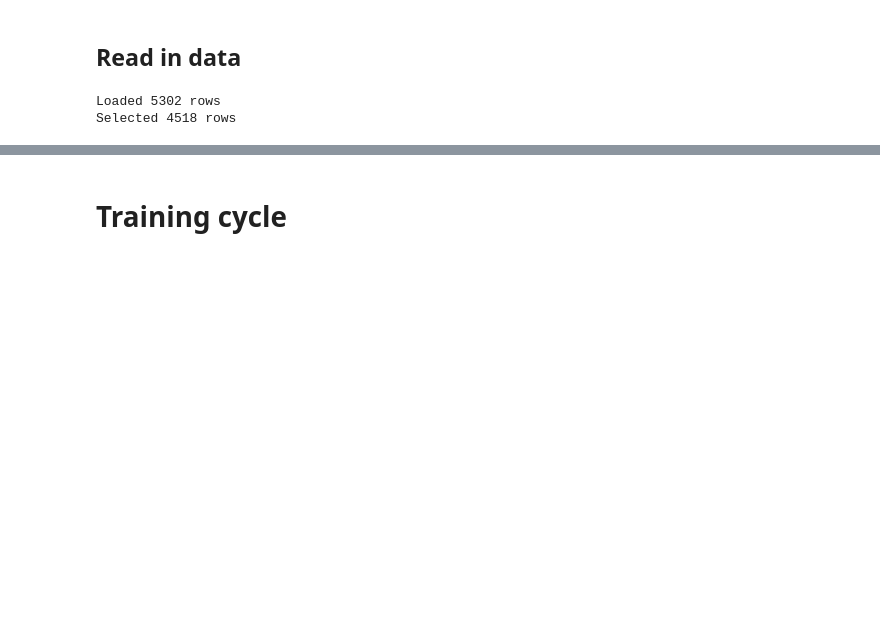
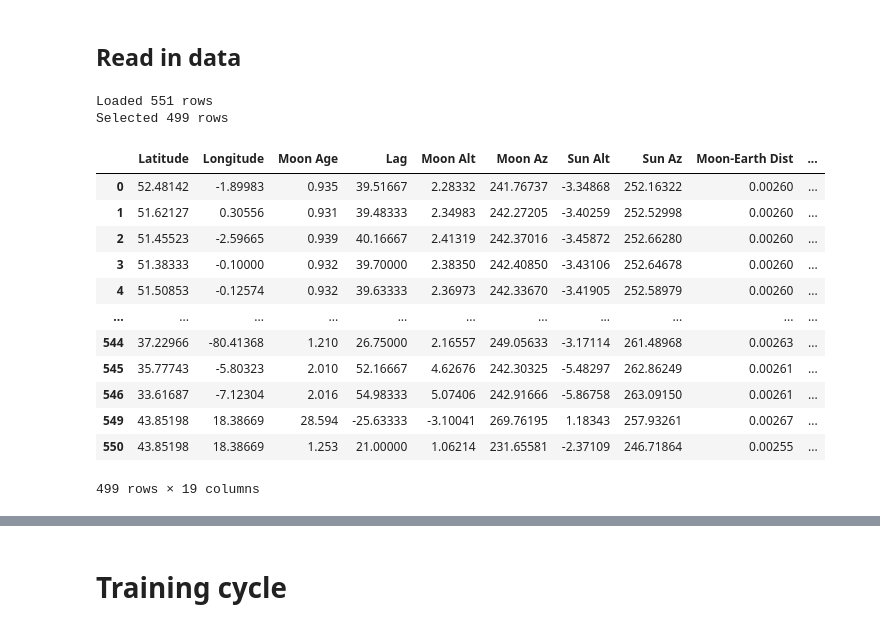
Before and after one commit to EmmaAlexander/mphys-moon, a Jupyter notebook: Code/moon_visibility_NN.ipynb, the cells around one changed output, grey strips where cells are left out. Drawn from its saved outputs; the diff is of its cells as text; code cells hidden in the pictures; blank space fills up the shorter version.

```diff
--- a/Code/moon_visibility_NN.ipynb
+++ b/Code/moon_visibility_NN.ipynb
@@ -44,7 +45,7 @@ Using device: cpu
 # %%
 #use the main data set or the cloud level set
 if WEATHER:
-    icouk_data_weather = '..\\Data\\distance_cut.csv'
+    icouk_data_weather = '..\\Data\\cloud_data_distance_cut.csv'
     data = pd.read_csv(icouk_data_weather)
     data=data.drop(['Cloud Level','Distance'], axis = 1)
 else:
@@ -58,35 +59,49 @@ data = data.drop(["Index","q","W","q'", 'Source'], axis = 1)
 
 if METHOD:
     #drop multioutput style column and replace aid types with a seen_with_aid category
     data = data.drop(["Seen", "Methods"], axis = 1)
     data["Method"] = data["Method"].replace("Seen_binoculars", "Seen_with_aid")
     data["Method"] = data["Method"].replace("Seen_telescope", "Seen_with_aid")
     data["Method"] = data["Method"].replace("Seen_ccd", "Seen_with_aid")
 
     #names of the data labels
     ptype = [r"Seen_eye", r"Seen_with_aid", r"Not_seen"]
 else:
     #drop sightings seen using aid
     data = data[data["Method"] !="Seen_binoculars"]
     data = data[data["Method"] !="Seen_ccd"]
     data = data[data["Method"] !="Seen_telescope"]
 
     data=data.drop(['Method','Methods'], axis = 1)
 
     ptype = [r"Seen", r"Not_seen"]
 
 print(f"Selected {data.shape[0]} rows")
 
 variable_list =  data.columns.tolist()
 
 #scale dates to avoid the model favouring them
 data['Sunset'] -= data['Date']
 data['Moonset'] -= data['Date']
 data['Date'] -= 2400000
 data['Date'] *= 1/10000
+data.drop(['Date','Sunset','Moonset'], axis=1)
 # %% [output]
-Loaded 5302 rows
-Selected 4518 rows
+Loaded 551 rows
+Selected 499 rows
+|  | Latitude | Longitude | Moon Age | Lag | Moon Alt | Moon Az | Sun Alt | Sun Az | Moon-Earth Dist | ... |
+| 0 | 52.48142 | -1.89983 | 0.935 | 39.51667 | 2.28332 | 241.76737 | -3.34868 | 252.16322 | 0.00260 | ... |
+| 1 | 51.62127 | 0.30556 | 0.931 | 39.48333 | 2.34983 | 242.27205 | -3.40259 | 252.52998 | 0.00260 | ... |
+| 2 | 51.45523 | -2.59665 | 0.939 | 40.16667 | 2.41319 | 242.37016 | -3.45872 | 252.66280 | 0.00260 | ... |
+| 3 | 51.38333 | -0.10000 | 0.932 | 39.70000 | 2.38350 | 242.40850 | -3.43106 | 252.64678 | 0.00260 | ... |
+| 4 | 51.50853 | -0.12574 | 0.932 | 39.63333 | 2.36973 | 242.33670 | -3.41905 | 252.58979 | 0.00260 | ... |
+| ... | ... | ... | ... | ... | ... | ... | ... | ... | ... | ... |
+| 544 | 37.22966 | -80.41368 | 1.210 | 26.75000 | 2.16557 | 249.05633 | -3.17114 | 261.48968 | 0.00263 | ... |
+| 545 | 35.77743 | -5.80323 | 2.010 | 52.16667 | 4.62676 | 242.30325 | -5.48297 | 262.86249 | 0.00261 | ... |
+| 546 | 33.61687 | -7.12304 | 2.016 | 54.98333 | 5.07406 | 242.91666 | -5.86758 | 263.09150 | 0.00261 | ... |
+| 549 | 43.85198 | 18.38669 | 28.594 | -25.63333 | -3.10041 | 269.76195 | 1.18343 | 257.93261 | 0.00267 | ... |
+| 550 | 43.85198 | 18.38669 | 1.253 | 21.00000 | 1.06214 | 231.65581 | -2.37109 | 246.71864 | 0.00255 | ... |
+499 rows × 19 columns
 # %%
 data.head(10)
 # %% [output]
```
Also changed, not shown: parts of 11 cells of this notebook, 4 other files.
